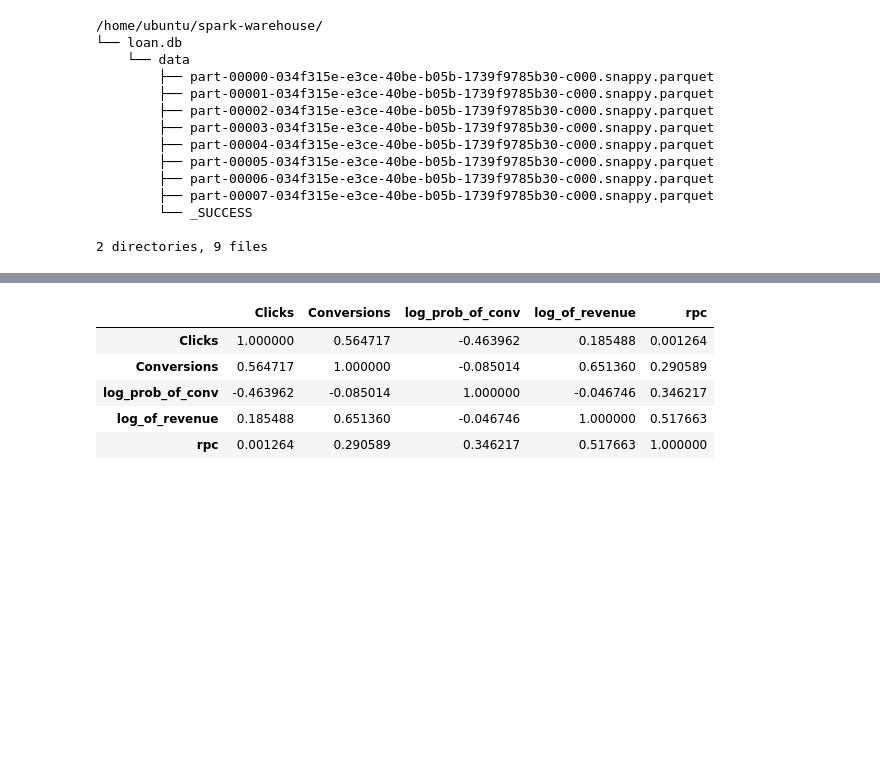
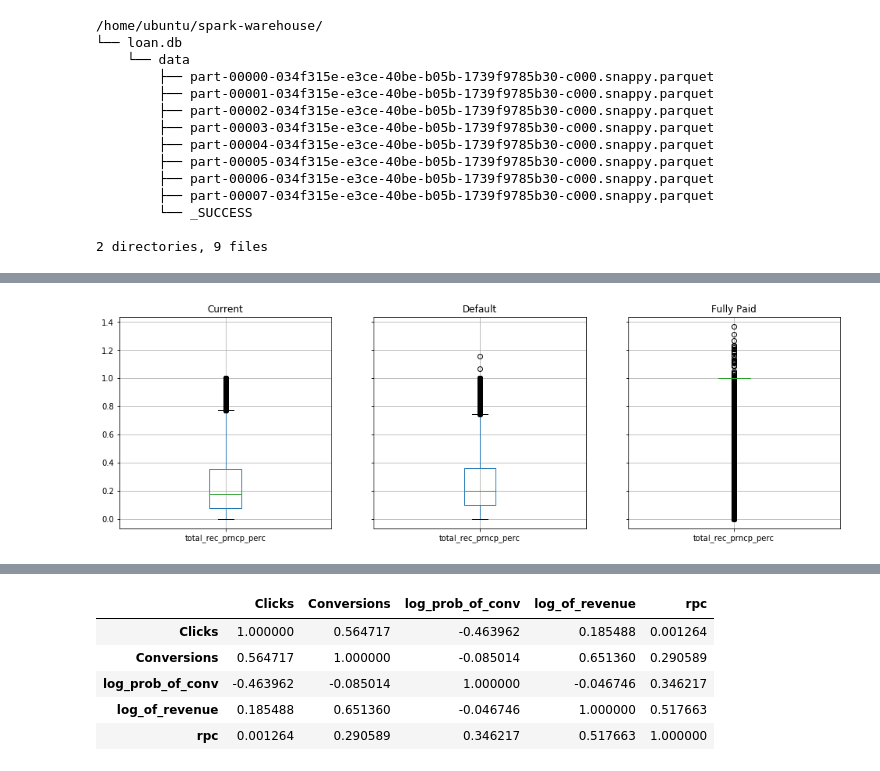
Before and after one commit to jakubglinka/ml-loan, a Jupyter notebook: notebooks/loan_defaults_prediction.ipynb, the cells around one changed output, grey strips where cells are left out. Saved outputs shown, nothing was run; the diff lists cells and outputs as text; code cells hidden in the pictures; blank space fills up the shorter version.

```diff
--- a/notebooks/loan_defaults_prediction.ipynb
+++ b/notebooks/loan_defaults_prediction.ipynb
@@ -316,0 +272,32 @@ dtype: object
+# %%
+# variables describing loan itself
+var_descr_loan = ['issue_d',
+            'issue_d_year',
+            'issue_d_month',
+            'loan_amnt',
+            'int_rate',
+            'installment',
+            'term',
+            'total_pymnt',
+            'total_rec_prncp',
+            'total_rec_prncp_perc',
+            'out_prncp']
+
+# filter null values and cast to appropriate types
+sdf_loan_clean = filter_and_cast('total_pymnt', 'double', sdf_loan_clean)
+sdf_loan_clean = filter_and_cast('total_rec_prncp', 'double', sdf_loan_clean)
+sdf_loan_clean = filter_and_cast('out_prncp', 'double', sdf_loan_clean)
+
+# create Spark dateteime object from issue_d
+sdf_loan_clean = sdf_loan_clean \
+        .withColumn('issue_d', udf_extract_date(col('issue_d'))) \
+        .withColumn('issue_d_year', year(col('issue_d'))) \
+        .withColumn('issue_d_month', month(col('issue_d')))
+
+# create number of installments
+
+# create total ammount due
+
+# create percentage of debt paid
+sdf_loan_clean = sdf_loan_clean \
+        .withColumn('total_rec_prncp_perc', col('total_rec_prncp') / col('loan_amnt'))
@@ -316,0 +331,8 @@ dtype: object
+# %%
+tmp = sdf_loan_clean \
+    .select('loan_status', 'total_rec_prncp_perc') \
+    .toPandas()
+
+p = tmp.groupby('loan_status').boxplot(figsize=(16, 5), layout=(1, 3))
+# %% [output]
+[figure, added]
```
Also changed, not shown: parts of 32 cells of this notebook.
